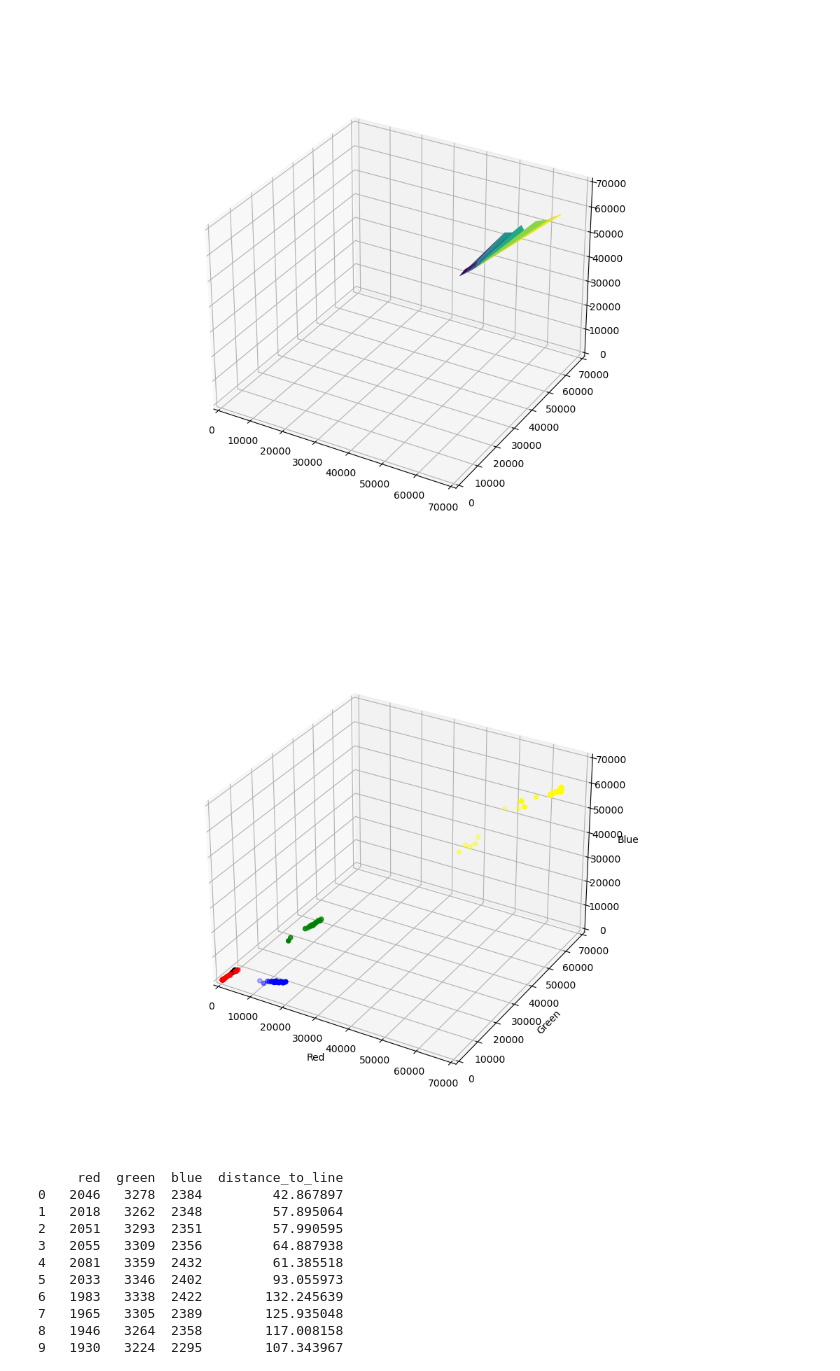
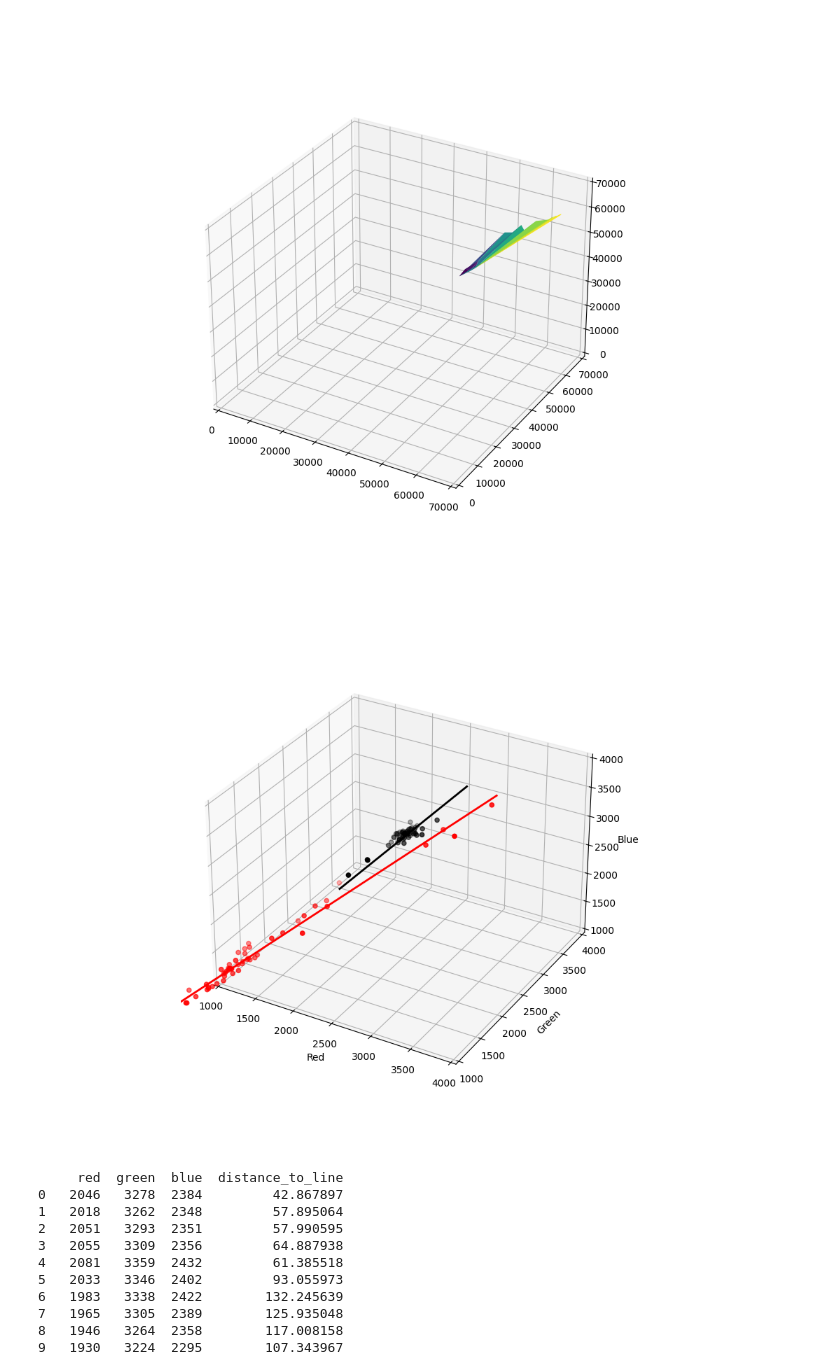
Before and after one commit to DimitarKV/CBLEmbedded, a Jupyter notebook: Orchestrator/Orchestrator.Portal/PointPlot/3DViewColorSensor.ipynb, the cells around one changed output. Cells and saved outputs as stored; diff of their text form; code cells hidden in the pictures.

```diff
--- a/Orchestrator/Orchestrator.Portal/PointPlot/3DViewColorSensor.ipynb
+++ b/Orchestrator/Orchestrator.Portal/PointPlot/3DViewColorSensor.ipynb
@@ -53,36 +53,36 @@ ax.plot_trisurf(dfWhitePoints[:, 0], dfWhitePoints[:, 1], dfWhitePoints[:, 2], t
 # %%
 %matplotlib widget
 plt.figure(figsize=(10,8))
 ax = plt.axes(projection='3d')
-ax.set_xlim(0, 70000)
-ax.set_ylim(0, 70000)
-ax.set_zlim(0, 70000)
-# ax.set_xlim(1800, 3000)
-# ax.set_ylim(2400, 3500)
-# ax.set_zlim(2200, 3300)
+# ax.set_xlim(0, 70000)
+# ax.set_ylim(0, 70000)
+# ax.set_zlim(0, 70000)
+ax.set_xlim(1000, 4000)
+ax.set_ylim(1000, 4000)
+ax.set_zlim(1000, 4000)
 ax.set_xlabel("Red")
 ax.set_ylabel("Green")
 ax.set_zlabel("Blue")
 
 fg1 = ax.scatter3D(dfWhite['Red'], dfWhite['Green'], dfWhite['Blue'], color='yellow')
 
 fg2 = ax.scatter3D(dfEmpty['Red'], dfEmpty['Green'], dfEmpty['Blue'], color='red')
 
 fg3 = ax.scatter3D(dfBlack['Red'], dfBlack['Green'], dfBlack['Blue'], color='black')
 
 fg3 = ax.scatter3D(dfGreen['Red'], dfGreen['Green'], dfGreen['Blue'], color='green')
 
 fg3 = ax.scatter3D(dfRed['Red'], dfRed['Green'], dfRed['Blue'], color='blue')
 
-plt.plot([500, 2500], [900, 4000], [500, 3000], color='black', lw=2);
-plt.plot([0, 3200], [0, 3500], [0, 3500], color='red', lw=2);
+plt.plot([1600, 2500], [2600, 4000], [1750, 3000], color='black', lw=2);
+plt.plot([0, 3100], [0, 3600], [0, 3300], color='red', lw=2);
 
-plt.plot(2300, 3000, 3000, 'bo');
+# plt.plot(2300, 3000, 3000, 'bo');
 # plt.plot([45000, 65536], [0, 3500], [0, 3500], color='red', lw=2);
-
+#dfEmpty
 #fg4 = ax.scatter3D(dfConveyor['r'], dfConveyor['g'], dfConveyor['b'])
 # %% [output]
-[figure, old version]
+[figure, new version]
 # %%
 def point_to_line_distance(P, A, B):
     AP = P - A
```
Also changed, not shown: parts of 3 cells of this notebook, 8 other files.
